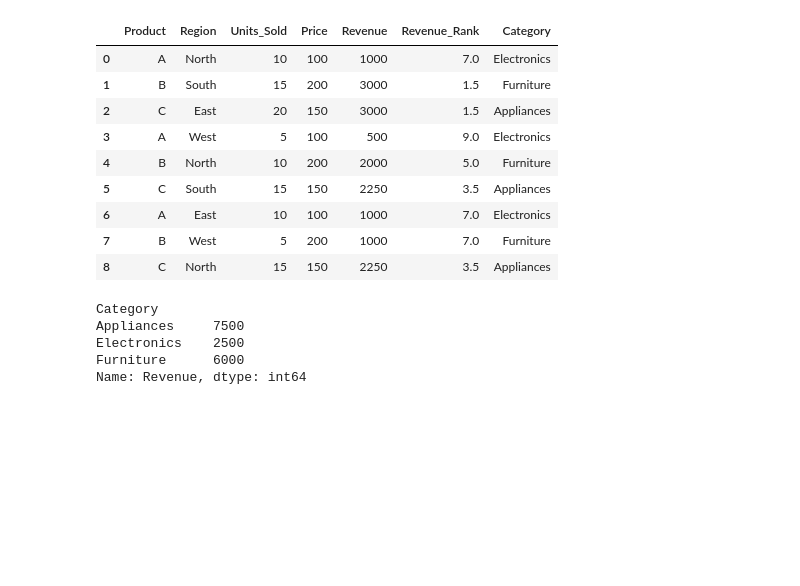
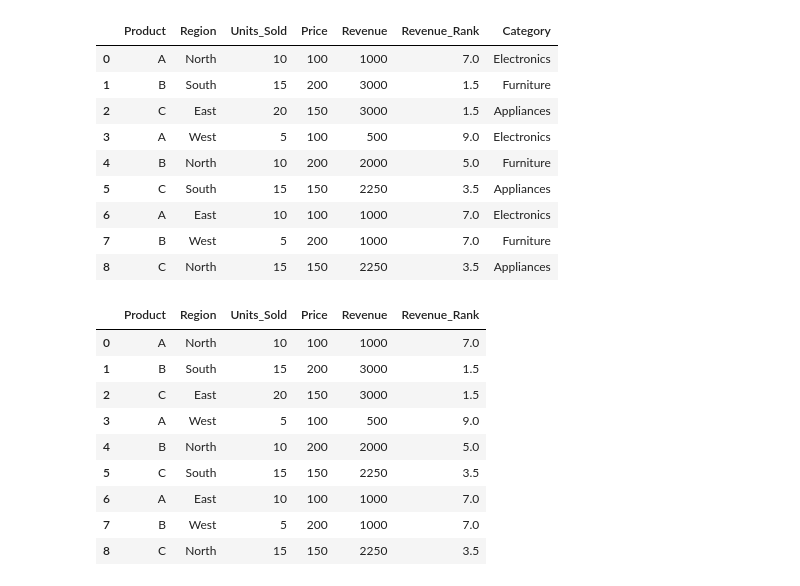
Before and after one commit to edmundvi/data-analytics, a Jupyter notebook: week-07/Ex2C_Multiple_DataFrames.ipynb, the cells around one changed output. Cells and saved outputs as stored; diff of their text form; code cells hidden in the pictures; blank space fills up the shorter version.

```diff
--- a/week-07/Ex2C_Multiple_DataFrames.ipynb
+++ b/week-07/Ex2C_Multiple_DataFrames.ipynb
@@ -164,9 +164,16 @@ df_merged
 | 8 | C | North | 15 | 150 | 2250 | 3.5 | Appliances |
 # %%
 df_merged.groupby('Category')['Revenue'].sum()
+df_sales['Revenue_Rank'] = df_sales['Revenue'].rank(ascending=False)
+df_sales
 # %% [output]
-Category
-Appliances     7500
-Electronics    2500
-Furniture      6000
-Name: Revenue, dtype: int64
+|  | Product | Region | Units_Sold | Price | Revenue | Revenue_Rank |
+| 0 | A | North | 10 | 100 | 1000 | 7.0 |
+| 1 | B | South | 15 | 200 | 3000 | 1.5 |
+| 2 | C | East | 20 | 150 | 3000 | 1.5 |
+| 3 | A | West | 5 | 100 | 500 | 9.0 |
+| 4 | B | North | 10 | 200 | 2000 | 5.0 |
+| 5 | C | South | 15 | 150 | 2250 | 3.5 |
+| 6 | A | East | 10 | 100 | 1000 | 7.0 |
+| 7 | B | West | 5 | 200 | 1000 | 7.0 |
+| 8 | C | North | 15 | 150 | 2250 | 3.5 |
```
Also changed, not shown: 1 other file.
